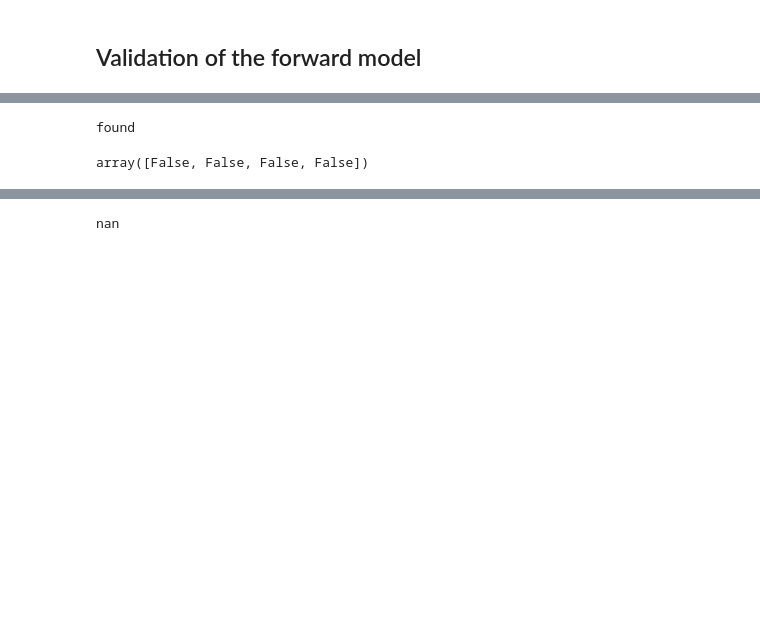
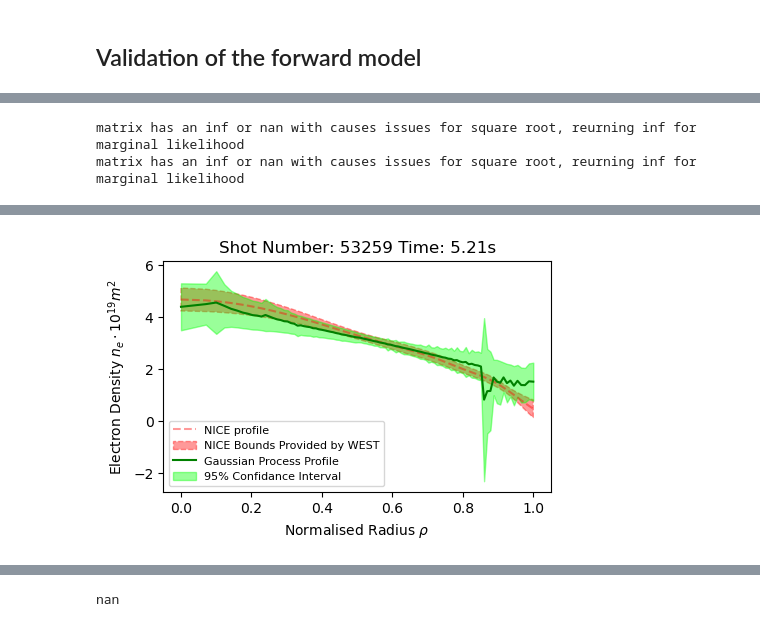
Before and after one commit to DanHarJor/Improving-Electron-Density-Profile-Inference-within-a-Tokamak-using-Bayesian-Techniques, a Jupyter notebook: RealEquillibriumInterferometry/SyntheticDataInterferometry.ipynb, the cells around one changed output, grey strips where cells are left out. Drawn from its saved outputs; the diff is of its cells as text; code cells hidden in the pictures; blank space fills up the shorter version.

```diff
--- a/RealEquillibriumInterferometry/SyntheticDataInterferometry.ipynb
+++ b/RealEquillibriumInterferometry/SyntheticDataInterferometry.ipynb
@@ -175,10 +167,67 @@ The Determinent of cov_post3 is: 0.0
-# %%
-invertable = np.array([float('nan'),3,5,4])
-
-if np.isnan(float('nan')).any():
-    print('found')
-
-np.isinf(invertable)
-# %% [output]
-found
-array([False, False, False, False])
+# %%
+def chol_inv(A):
+    L = np.linalg.cholesky(A)
+    return np.linalg.inv(L).T @ np.linalg.inv(L)
+def chol_det(A):
+    L = np.linalg.cholesky(A)
+    return np.prod(np.diag(L))
+
+def KRcov_li(params,trial_EXP_ER):
+    #covergence matrix of Prior
+    K = Kernel(rho_1d, params)
+    #add a small term onto diagonal of matricies to be inverted.
+    #this ensures it is positive definate and cholensky matrix can be computed
+    K[np.diag_indices_from(K)] += 1e-8
+    #covergence matrix of Likelyhood
+    cov_li = np.diag(np.repeat(trial_EXP_ER,M)) # M is number of channels
+    R = compute_response_matrix(geo, equi, dens_prof.rho_tor_norm_1d)
+    return K, R, cov_li
+
+def MargLi(params):
+    K, R, cov_li = KRcov_li(params,EXP_ER)
+    invertable = cov_li + R @ K @ R.T
+    #add a small term onto diagonal of matricies to be inverted.
+    #this ensures it is positive definate and cholensky matrix can be computed
+    invertable[np.diag_indices_from(invertable)] += 1e-8
+    if np.isinf(invertable).any() or np.isnan(invertable).any():
+        print('matrix has an inf or nan with causes issues for square root, reurning inf for marginal likelihood')
+        return float('inf')
+    elif np.any(np.linalg.eigvals(invertable) <= 0):
+        print('Matrix is not positive definate, returning inf for marginal likelyhood')
+        return float('inf')
+    return 0.5*np.log(chol_det(invertable)) + 0.5*(lid_d.T@chol_inv(invertable)@lid_d)
+
+
+results = minimize(MargLi, x0=initial_params)
+# results = basinhopping(MargLi, x0=initial_params, niter=2)
+print(results)
+best_params = results.x
+# best_params = initial_params
+# MargLi(x0)
+
+def PlotBest(params,trial_EXP_ER):
+    K, R, cov_li = KRcov_li(params,trial_EXP_ER)
+    cov_post3 = chol_inv(R.T @ chol_inv(cov_li) @ R + chol_inv(K))
+    mu_post3 = mu_prior + cov_post3 @ R.T @ chol_inv(cov_li) @ (lid_d - R @ mu_prior)
+    error_bars3 = 1.96*np.sqrt(np.diagonal(cov_post3))
+
+    print('\n\nNot good if zero, as need to be chol_inverted.')
+    print('The Determinent of K is:', chol_det(K))
+    print('The Determinent of cov_li is:', chol_det(cov_li))
+    print('The Determinent of cov_post3 is:', chol_det(cov_post3))
+
+    figGPR3 = plt.figure(figsize=(5,3))
+    plt.title('Shot Number: '+str(shot)+' Time: '+str(t)+'s')
+    plt.xlabel(r'Normalised Radius $\rho$')
+    plt.ylabel(r'Electron Density $n_e \cdot 10^{19} m^2$')
+    plt.plot(rho_1d, dens_prof.dens_1d,color=(1,0,0,0.4), linestyle='--', label='NICE profile')
+    plt.fill_between(rho_1d, dens_prof.dens_1d_lower, dens_prof.dens_1d_upper, color=(1,0,0,0.4),linestyle='--',label='NICE Bounds Provided by WEST')
+    plt.plot(rho_1d, mu_post3,'g', label='Gaussian Process Profile')
+    plt.fill_between(rho_1d, mu_post3-error_bars3, mu_post3+error_bars3, color=(0,1,0,0.4),linestyle='-',label='95% Confidance Interval')
+    plt.legend(fontsize = 8)
+    plt.show()
+
+PlotBest(best_params, EXP_ER)
+# %% [output]
+matrix has an inf or nan with causes issues for square root, reurning inf for marginal likelihood
+matrix has an inf or nan with causes issues for square root, reurning inf for marginal likelihood
@@ -184,0 +268 @@ array([False, False, False, False])
+[figure, added]
```
Also changed, not shown: parts of 15 cells of this notebook, 1 other file.
